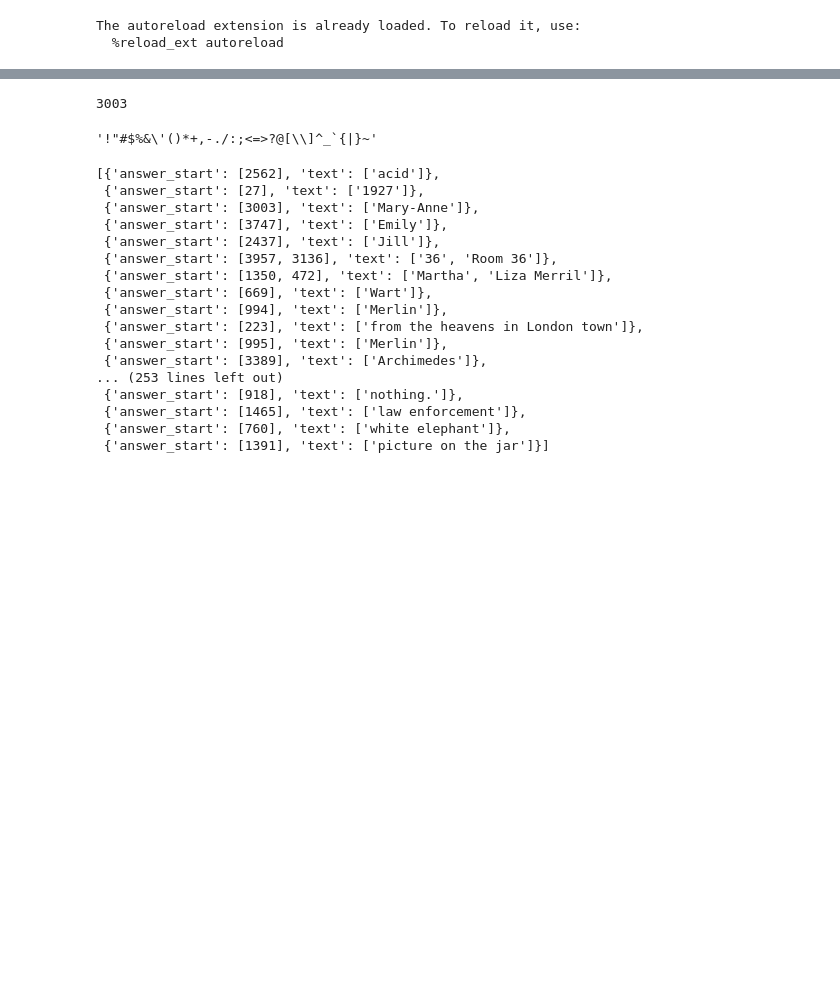
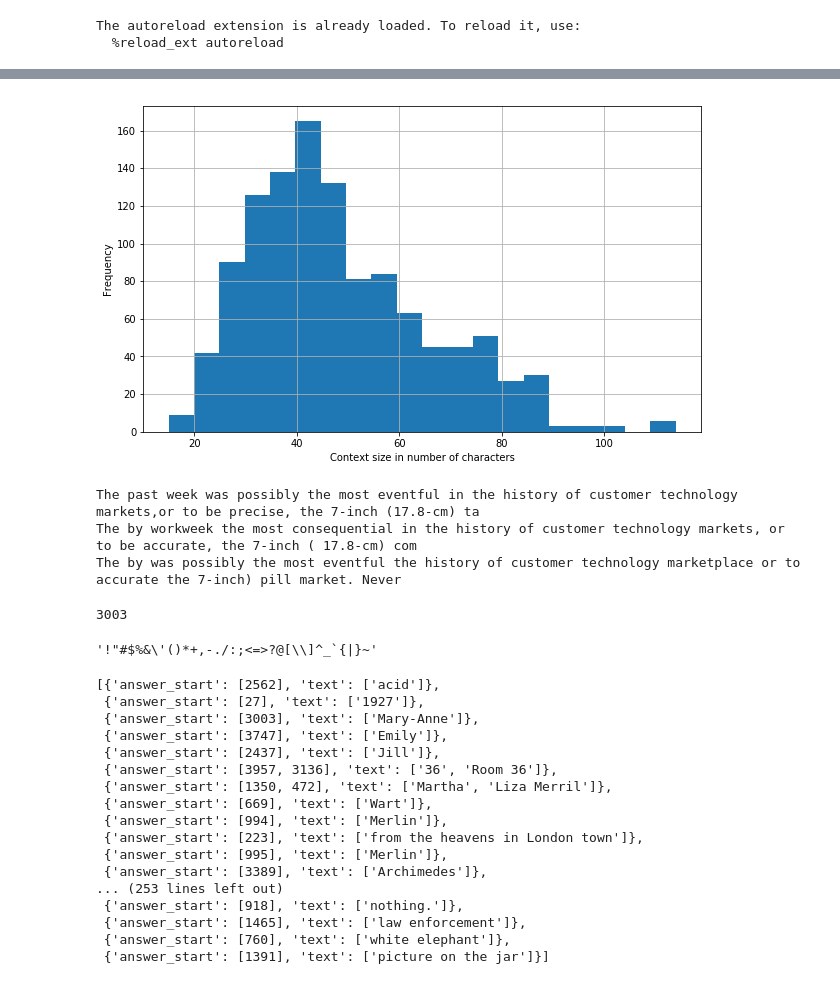
Before and after one commit to gkolosov/RobustQA, a Jupyter notebook: notebooks/data_augment_german.ipynb, the cells around one changed output, grey strips where cells are left out. Drawn from its saved outputs; the diff is of its cells as text; code cells hidden in the pictures; blank space fills up the shorter version.

```diff
--- a/notebooks/data_augment_german.ipynb
+++ b/notebooks/data_augment_german.ipynb
@@ -20,3 +32,25 @@ from debug_german import get_dataset2
+# %%
+pd.DataFrame(dataset_dict_augm)['question'].str.len().plot.hist(figsize=(10,6), bins=20)
+plt.grid()
+plt.xlabel("Context size in number of characters")
+plt.savefig("plots/question_size.png")
+plt.show()
+# %% [output]
+[figure, added]
+# %%
+
+ind=92
+stop = 130
+original=dataset_dict['context'][ind][:stop+2]
+new1 = dataset_dict_augm['context'][ind+len(dataset_dict['context'])][:stop]
+new2 = dataset_dict_augm['context'][ind+2*len(dataset_dict['context'])][:stop]
+print(original)
+print(new1)
+print(new2)
+# %% [output]
+The past week was possibly the most eventful in the history of customer technology markets,or to be precise, the 7-inch (17.8-cm) ta
+The by workweek the most consequential in the history of customer technology markets, or to be accurate, the 7-inch ( 17.8-cm) com
+The by was possibly the most eventful the history of customer technology marketplace or to accurate the 7-inch) pill market. Never
 # %%
 CHANGES = dict(zip([" game ", " was "], [" lame ", " sos "]))
 # %%
```
Also changed, not shown: parts of 5 cells of this notebook, 3 other files.
